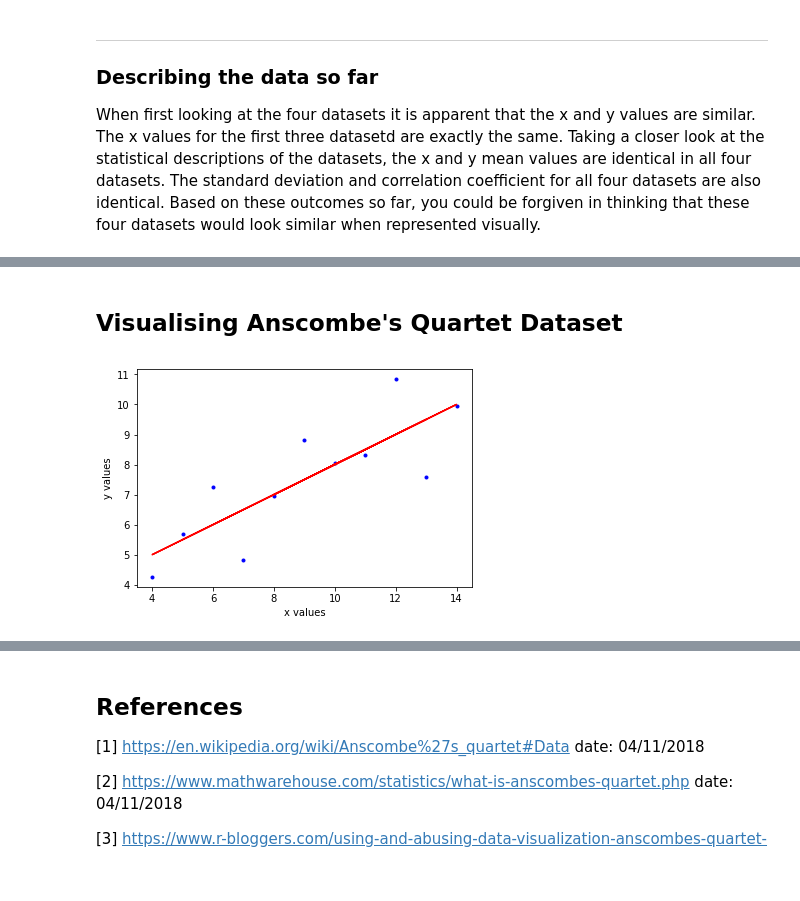
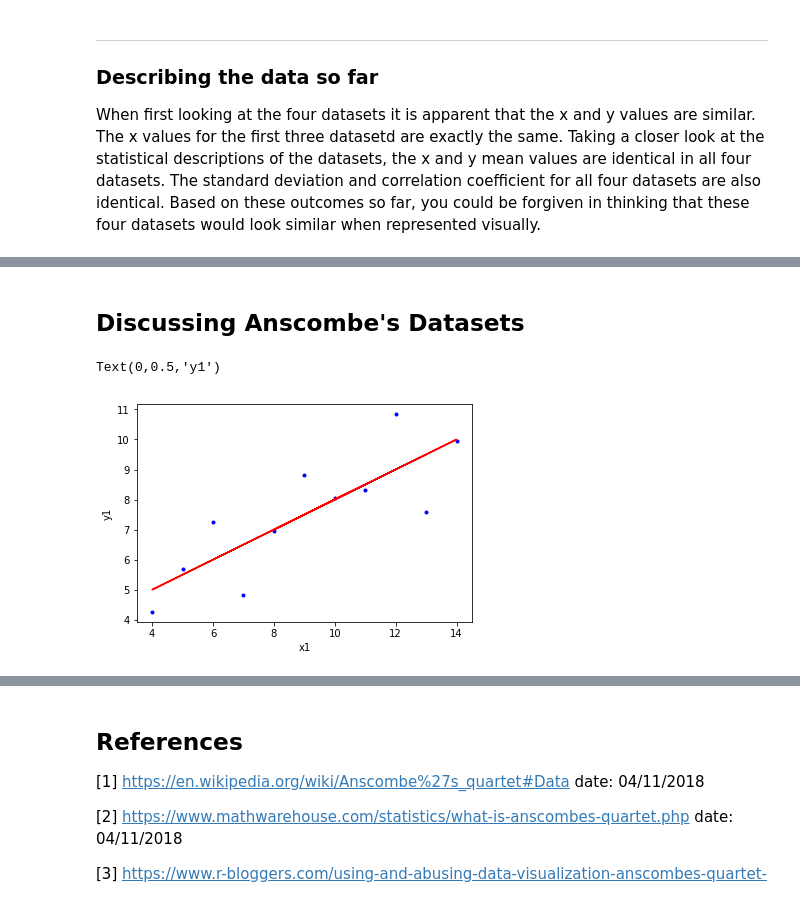
Before and after one commit to emmapatton/anscombes-quartet-dataset, a Jupyter notebook: anscombes-quartet-dataset.ipynb, the cells around one changed output, grey strips where cells are left out. Drawn from its saved outputs; the diff is of its cells as text; code cells hidden in the pictures.

```diff
--- a/anscombes-quartet-dataset.ipynb
+++ b/anscombes-quartet-dataset.ipynb
@@ -201,2 +259,2 @@ When first looking at the four datasets it is apparent that the x and y values a
 # %% [markdown]
-## Visualising Anscombe's Quartet Dataset
+## Discussing Anscombe's Datasets
@@ -210,11 +261,9 @@ m1, c1 = np.polyfit(x1, y1, 1)
 # %%
 plt.plot(x1, y1, 'b.')
 plt.plot(x1, m1 * x1 + c1, 'r-',)
 
-
-plt.xlabel('x values')
-plt.ylabel('y values')
-
-plt.show()
+plt.xlabel('x1')
+plt.ylabel('y1')
 # %% [output]
+Text(0,0.5,'y1')
-[figure, old version]
+[figure, new version]
```
Also changed, not shown: parts of 19 cells of this notebook.
